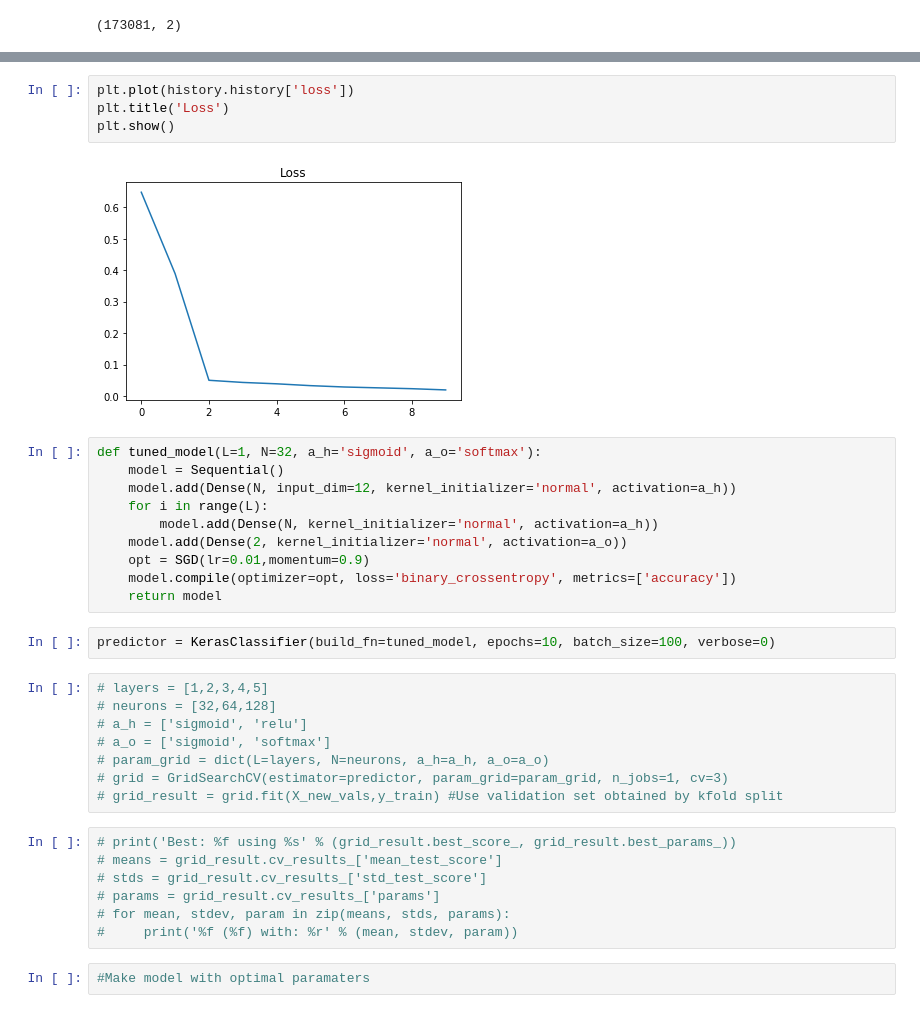
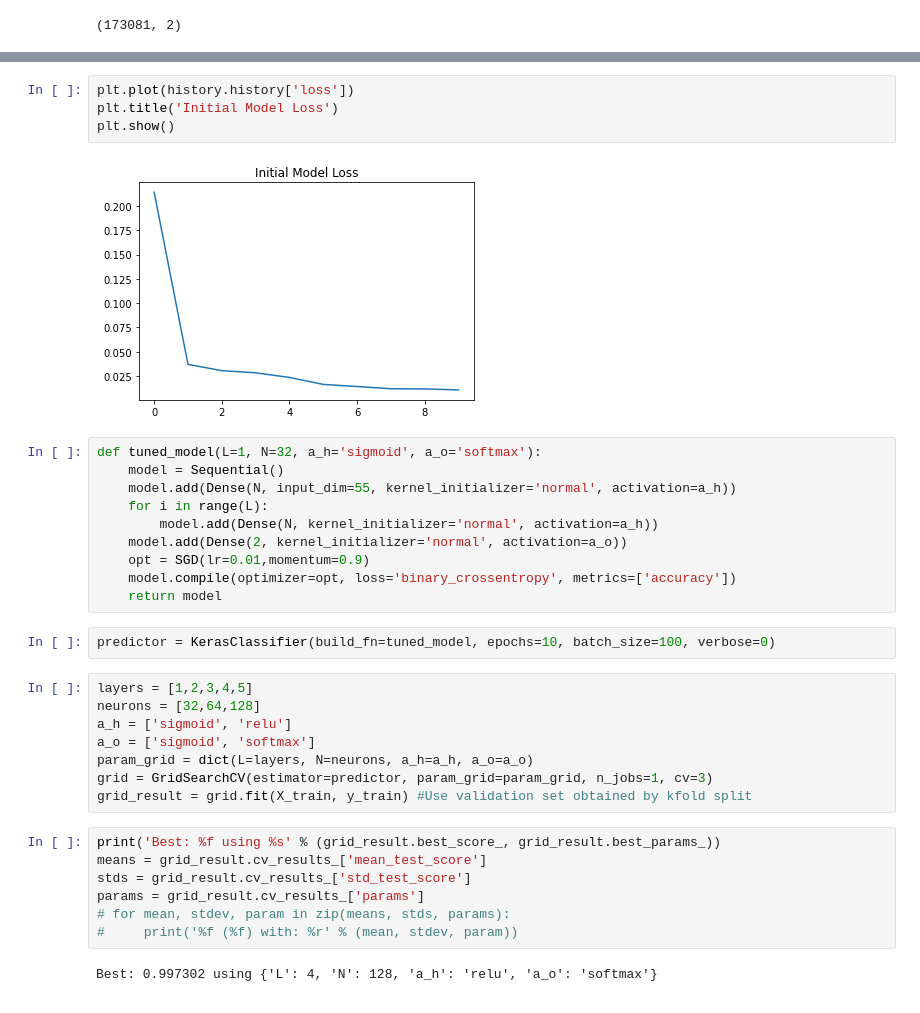
Before and after one commit to bethanie13/CSC-5220-Final-Project, a Jupyter notebook: Boy.ipynb, the cells around one changed output, grey strips where cells are left out. Saved outputs shown, nothing was run; the diff lists cells and outputs as text.

```diff
--- a/Boy.ipynb
+++ b/Boy.ipynb
@@ -187,13 +156,13 @@ F1 Score: 0.9891626929874286
 # %%
 plt.plot(history.history['loss'])
-plt.title('Loss')
+plt.title('Initial Model Loss')
 plt.show()
 # %% [output]
-[figure, old version]
+[figure, new version]
 # %%
 def tuned_model(L=1, N=32, a_h='sigmoid', a_o='softmax'):
     model = Sequential()
-    model.add(Dense(N, input_dim=12, kernel_initializer='normal', activation=a_h))
+    model.add(Dense(N, input_dim=55, kernel_initializer='normal', activation=a_h))
     for i in range(L):
         model.add(Dense(N, kernel_initializer='normal', activation=a_h))
     model.add(Dense(2, kernel_initializer='normal', activation=a_o))
@@ -203,19 +172,19 @@ def tuned_model(L=1, N=32, a_h='sigmoid', a_o='softmax'):
 # %%
 predictor = KerasClassifier(build_fn=tuned_model, epochs=10, batch_size=100, verbose=0)
 # %%
-# layers = [1,2,3,4,5]
-# neurons = [32,64,128]
-# a_h = ['sigmoid', 'relu']
-# a_o = ['sigmoid', 'softmax']
-# param_grid = dict(L=layers, N=neurons, a_h=a_h, a_o=a_o)
-# grid = GridSearchCV(estimator=predictor, param_grid=param_grid, n_jobs=1, cv=3)
-# grid_result = grid.fit(X_new_vals,y_train) #Use validation set obtained by kfold split
+layers = [1,2,3,4,5]
+neurons = [32,64,128]
+a_h = ['sigmoid', 'relu']
+a_o = ['sigmoid', 'softmax']
+param_grid = dict(L=layers, N=neurons, a_h=a_h, a_o=a_o)
+grid = GridSearchCV(estimator=predictor, param_grid=param_grid, n_jobs=1, cv=3)
+grid_result = grid.fit(X_train, y_train) #Use validation set obtained by kfold split
 # %%
-# print('Best: %f using %s' % (grid_result.best_score_, grid_result.best_params_))
-# means = grid_result.cv_results_['mean_test_score']
-# stds = grid_result.cv_results_['std_test_score']
-# params = grid_result.cv_results_['params']
+print('Best: %f using %s' % (grid_result.best_score_, grid_result.best_params_))
+means = grid_result.cv_results_['mean_test_score']
+stds = grid_result.cv_results_['std_test_score']
+params = grid_result.cv_results_['params']
 # for mean, stdev, param in zip(means, stds, params):
 #     print('%f (%f) with: %r' % (mean, stdev, param))
+# %% [output]
+Best: 0.997302 using {'L': 4, 'N': 128, 'a_h': 'relu', 'a_o': 'softmax'}
-# %%
-#Make model with optimal paramaters
```
Also changed, not shown: parts of 11 cells of this notebook, 1 other file.
